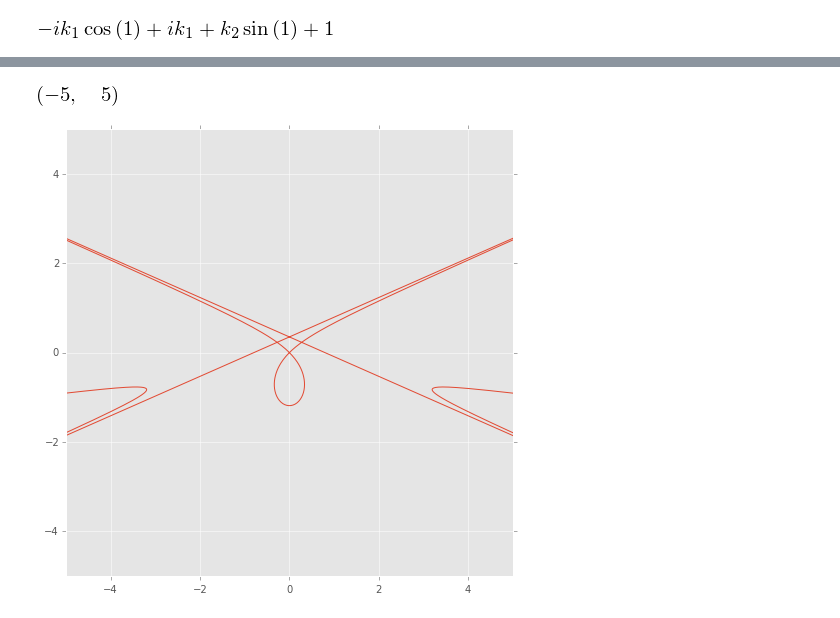
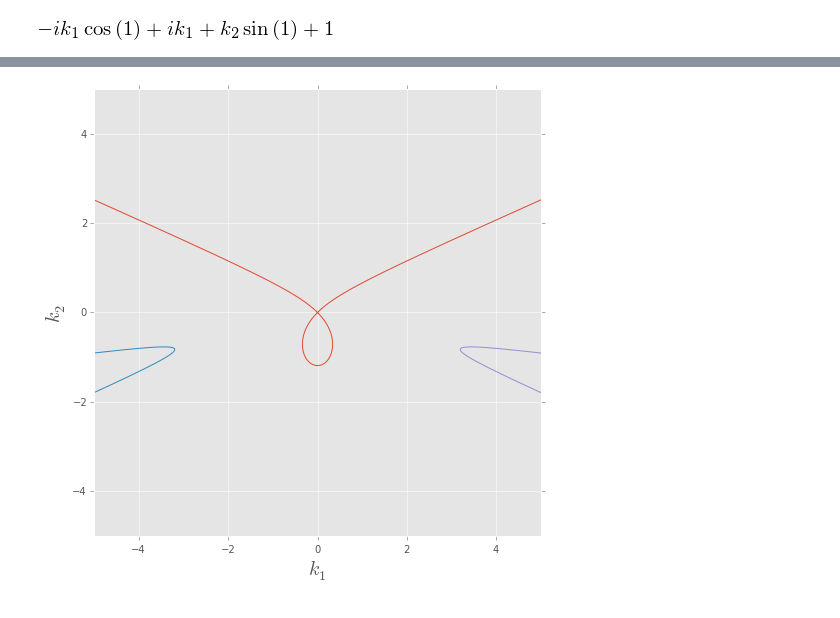
Before and after one commit to cad3na/DCA, a Jupyter notebook: IPythonNotebooks/Sistemas con retardo en la entrada/Untitled1.ipynb, the cells around one changed output, grey strips where cells are left out. Cells and saved outputs as stored; diff of their text form; code cells hidden in the pictures.

```diff
--- a/IPythonNotebooks/Sistemas con retardo en la entrada/Untitled1.ipynb
+++ b/IPythonNotebooks/Sistemas con retardo en la entrada/Untitled1.ipynb
@@ -128,0 +170,13 @@ k1c = [f1(o, k) for o, k in zip(om, k2c)]
+# %%
+om = linspace(3*pi/4, 2*pi, 10000)
+f2 = lambda om: (om**2 - 1)/(-om**2*sin(1) + 2*om*sin(om) + sin(1))
+f1 = lambda k, om: k*om
+
+k2c2 = [f2(o) for o in om]
+k1c2 = [f1(o, k) for o, k in zip(om, k2c2)]
+
+fig = figure(figsize=(8,8))
+plot(k1c2, k2c2)
+ax = fig.gca()
+ax.set_xlim(-4, 4)
+ax.set_ylim(-4, 4);
@@ -128,0 +185,13 @@ k1c = [f1(o, k) for o, k in zip(om, k2c)]
+# %%
+om = linspace(-2*pi, -3*pi/4, 10000)
+f2 = lambda om: (om**2 - 1)/(-om**2*sin(1) + 2*om*sin(om) + sin(1))
+f1 = lambda k, om: k*om
+
+k2c3 = [f2(o) for o in om]
+k1c3 = [f1(o, k) for o, k in zip(om, k2c3)]
+
+fig = figure(figsize=(8,8))
+plot(k1c3, k2c3)
+ax = fig.gca()
+ax.set_xlim(-4, 4)
+ax.set_ylim(-4, 4);
@@ -129,9 +200,13 @@ k1c = [f1(o, k) for o, k in zip(om, k2c)]
 # %%
 fig = figure(figsize=(8,8))
-plot(k1c, k2c)
+plot(k1c1, k2c1)
+plot(k1c2, k2c2)
+plot(k1c3, k2c3)
+
 ax = fig.gca()
 ax.set_xlim(-5, 5)
-ax.set_ylim(-5, 5)
+ax.set_ylim(-5, 5);
+ax.set_xlabel(r"$k_1$", fontsize=20)
+ax.set_ylabel(r"$k_2$", fontsize=20);
 # %% [output]
-[figure, old version]
+[figure, new version]
-[figure, removed]
```
Also changed, not shown: parts of 17 cells of this notebook, 10 other files.
